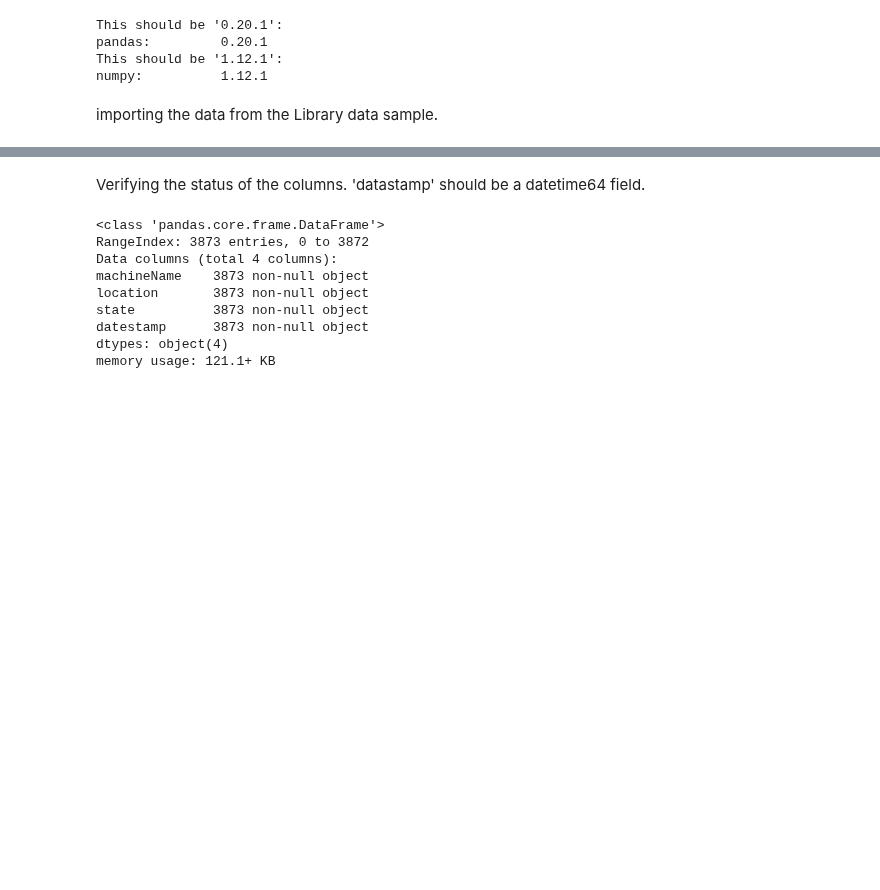
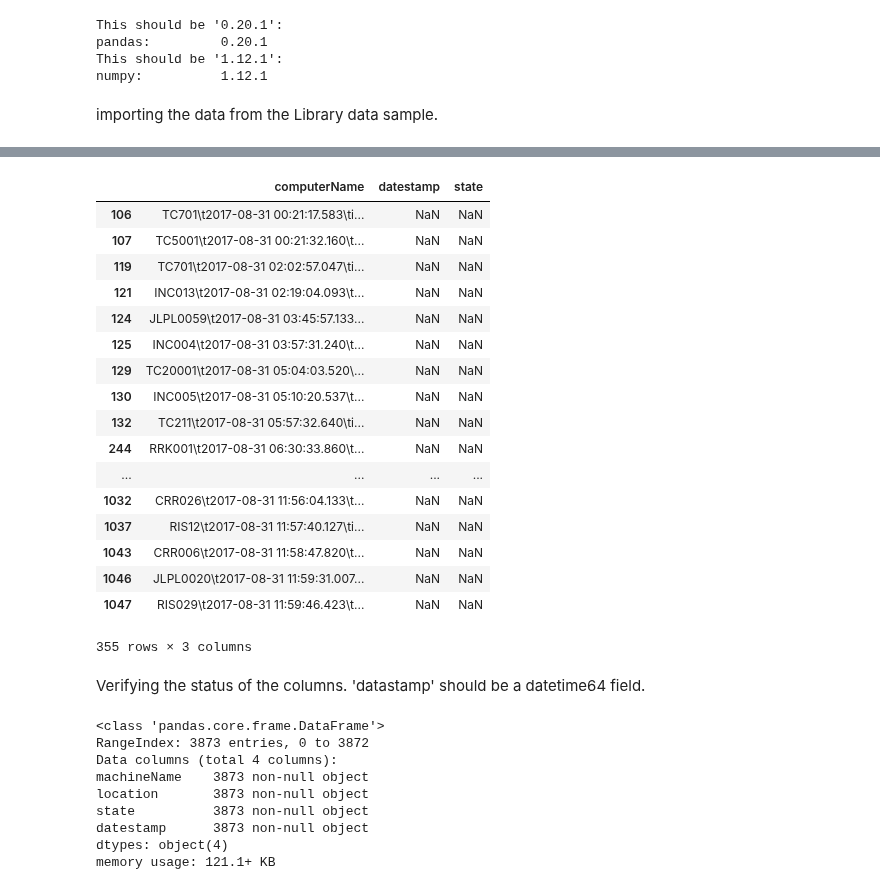
Before and after one commit to UNCG-CSE/Library-Computer-Usage-Analysis, a Jupyter notebook: src/LibraryData.ipynb, the cells around one changed output, grey strips where cells are left out. Drawn from its saved outputs; the diff is of its cells as text; code cells hidden in the pictures; blank space fills up the shorter version.

```diff
--- a/src/LibraryData.ipynb
+++ b/src/LibraryData.ipynb
@@ -35,3 +35,24 @@ useData.head()
+# %%
+useData[pd.to_datetime(useData.datestamp).isnull()]
+# %% [output]
+|  | computerName | datestamp | state |
+| 106 | TC701\t2017-08-31 00:21:17.583\ti... | NaN | NaN |
+| 107 | TC5001\t2017-08-31 00:21:32.160\t... | NaN | NaN |
+| 119 | TC701\t2017-08-31 02:02:57.047\ti... | NaN | NaN |
+| 121 | INC013\t2017-08-31 02:19:04.093\t... | NaN | NaN |
+| 124 | JLPL0059\t2017-08-31 03:45:57.133... | NaN | NaN |
+| 125 | INC004\t2017-08-31 03:57:31.240\t... | NaN | NaN |
+| 129 | TC20001\t2017-08-31 05:04:03.520\... | NaN | NaN |
+| 130 | INC005\t2017-08-31 05:10:20.537\t... | NaN | NaN |
+| 132 | TC211\t2017-08-31 05:57:32.640\ti... | NaN | NaN |
+| 244 | RRK001\t2017-08-31 06:30:33.860\t... | NaN | NaN |
+| ... | ... | ... | ... |
+| 1032 | CRR026\t2017-08-31 11:56:04.133\t... | NaN | NaN |
+| 1037 | RIS12\t2017-08-31 11:57:40.127\ti... | NaN | NaN |
+| 1043 | CRR006\t2017-08-31 11:58:47.820\t... | NaN | NaN |
+| 1046 | JLPL0020\t2017-08-31 11:59:31.007... | NaN | NaN |
+| 1047 | RIS029\t2017-08-31 11:59:46.423\t... | NaN | NaN |
+355 rows × 3 columns
 # %% [markdown]
 Verifying the status of the columns. 'datastamp' should be a datetime64 field.
 # %%
```
Also changed, not shown: parts of 1 cell of this notebook, 1 other file.
